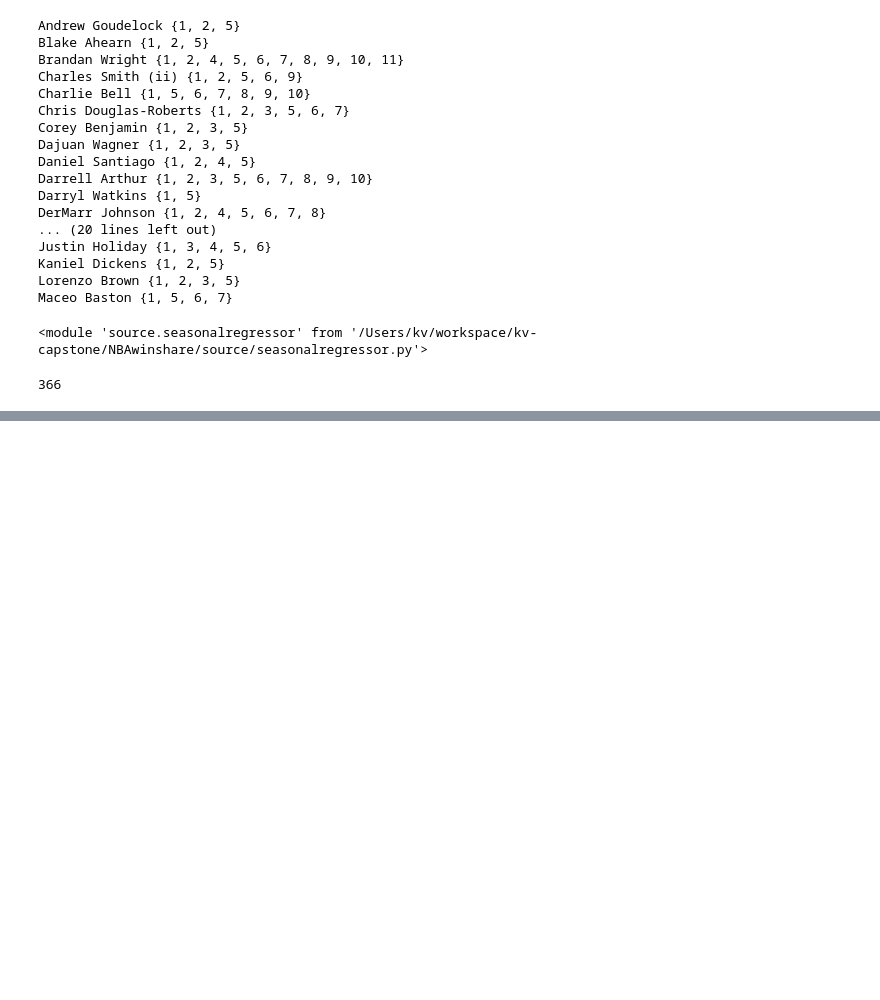
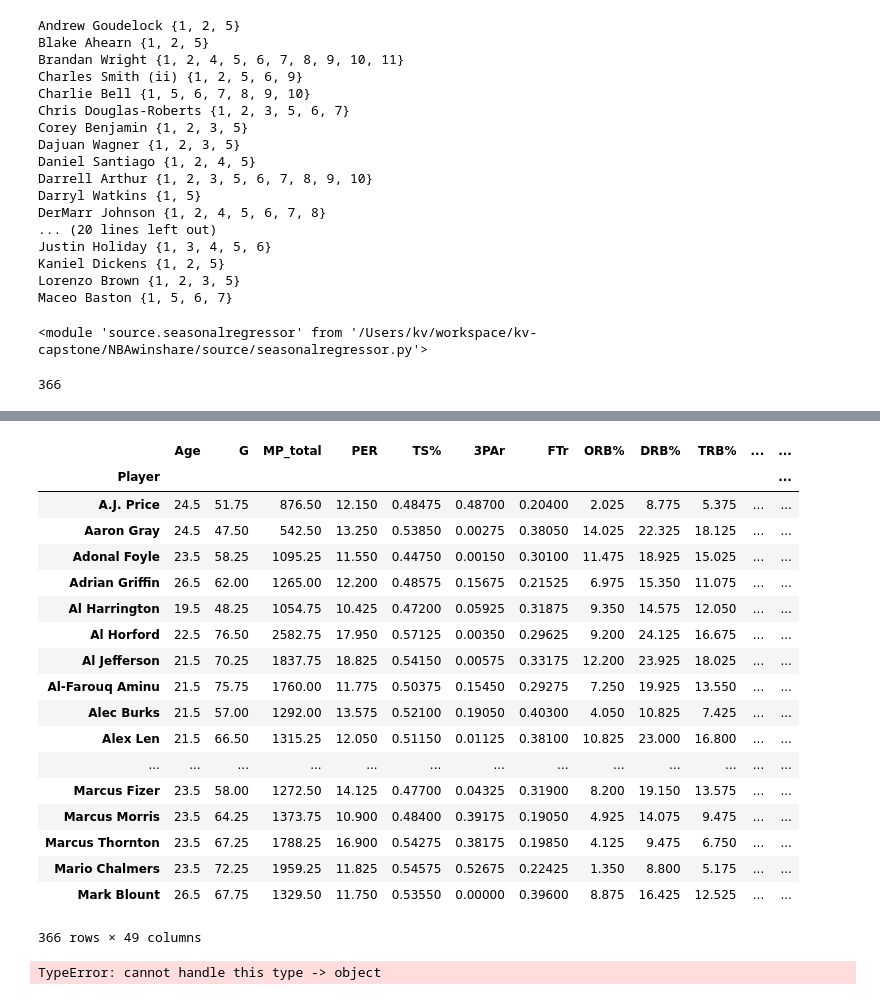
Before and after one commit to KirkAVoss/kv-capstone, a Jupyter notebook: NBAwinshare/11262018_NBA_Work.ipynb, the cells around one changed output, grey strips where cells are left out. Drawn from its saved outputs; the diff is of its cells as text; code cells hidden in the pictures; blank space fills up the shorter version.

```diff
--- a/NBAwinshare/11262018_NBA_Work.ipynb
+++ b/NBAwinshare/11262018_NBA_Work.ipynb
@@ -198,0 +178,2 @@ firstfiveyearsfull
+# %%
+firstfouryearsfull = firstfiveyearsfull[firstfiveyearsfull['Seasons_number'] < 5]
@@ -198,0 +202,26 @@ firstfiveyearsfull
+# %%
+firstfouryearsfull.groupby('Player').mean()
+# %% [output]
+|  | Age | G | MP_total | PER | TS% | 3PAr | FTr | ORB% | DRB% | TRB% | ... | ... |
+| Player |  |  |  |  |  |  |  |  |  |  |  | ... |
+| A.J. Price | 24.5 | 51.75 | 876.50 | 12.150 | 0.48475 | 0.48700 | 0.20400 | 2.025 | 8.775 | 5.375 | ... | ... |
+| Aaron Gray | 24.5 | 47.50 | 542.50 | 13.250 | 0.53850 | 0.00275 | 0.38050 | 14.025 | 22.325 | 18.125 | ... | ... |
+| Adonal Foyle | 23.5 | 58.25 | 1095.25 | 11.550 | 0.44750 | 0.00150 | 0.30100 | 11.475 | 18.925 | 15.025 | ... | ... |
+| Adrian Griffin | 26.5 | 62.00 | 1265.00 | 12.200 | 0.48575 | 0.15675 | 0.21525 | 6.975 | 15.350 | 11.075 | ... | ... |
+| Al Harrington | 19.5 | 48.25 | 1054.75 | 10.425 | 0.47200 | 0.05925 | 0.31875 | 9.350 | 14.575 | 12.050 | ... | ... |
+| Al Horford | 22.5 | 76.50 | 2582.75 | 17.950 | 0.57125 | 0.00350 | 0.29625 | 9.200 | 24.125 | 16.675 | ... | ... |
+| Al Jefferson | 21.5 | 70.25 | 1837.75 | 18.825 | 0.54150 | 0.00575 | 0.33175 | 12.200 | 23.925 | 18.025 | ... | ... |
+| Al-Farouq Aminu | 21.5 | 75.75 | 1760.00 | 11.775 | 0.50375 | 0.15450 | 0.29275 | 7.250 | 19.925 | 13.550 | ... | ... |
+| Alec Burks | 21.5 | 57.00 | 1292.00 | 13.575 | 0.52100 | 0.19050 | 0.40300 | 4.050 | 10.825 | 7.425 | ... | ... |
+| Alex Len | 21.5 | 66.50 | 1315.25 | 12.050 | 0.51150 | 0.01125 | 0.38100 | 10.825 | 23.000 | 16.800 | ... | ... |
+| ... | ... | ... | ... | ... | ... | ... | ... | ... | ... | ... | ... | ... |
+| Marcus Fizer | 23.5 | 58.00 | 1272.50 | 14.125 | 0.47700 | 0.04325 | 0.31900 | 8.200 | 19.150 | 13.575 | ... | ... |
+| Marcus Morris | 23.5 | 64.25 | 1373.75 | 10.900 | 0.48400 | 0.39175 | 0.19050 | 4.925 | 14.075 | 9.475 | ... | ... |
+| Marcus Thornton | 23.5 | 67.25 | 1788.25 | 16.900 | 0.54275 | 0.38175 | 0.19850 | 4.125 | 9.475 | 6.750 | ... | ... |
+| Mario Chalmers | 23.5 | 72.25 | 1959.25 | 11.825 | 0.54575 | 0.52675 | 0.22425 | 1.350 | 8.800 | 5.175 | ... | ... |
+| Mark Blount | 26.5 | 67.75 | 1329.50 | 11.750 | 0.53550 | 0.00000 | 0.39600 | 8.875 | 16.425 | 12.525 | ... | ... |
+366 rows × 49 columns
+# %%
+firstfouryearsfull[firstfouryearsfull['Player']=='A.J. Price'].rolling(2, on='G').sum()['G']
+# %% [output]
+TypeError: cannot handle this type -> object
```
Also changed, not shown: parts of 8 cells of this notebook.
